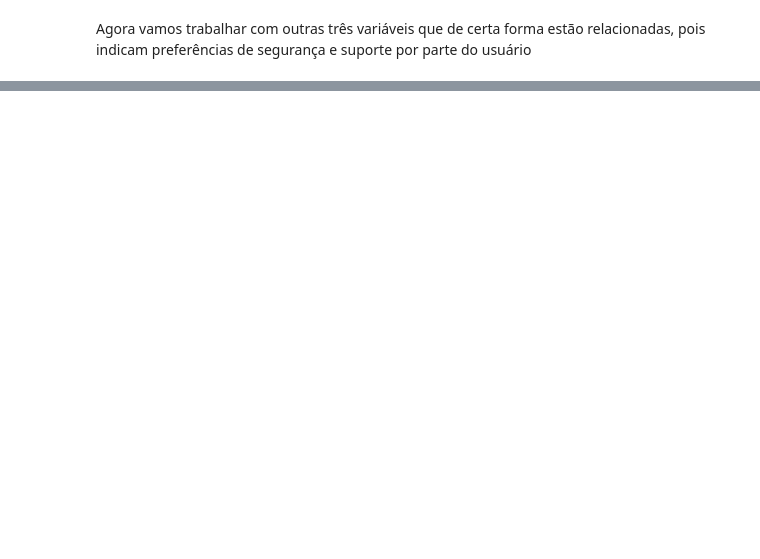
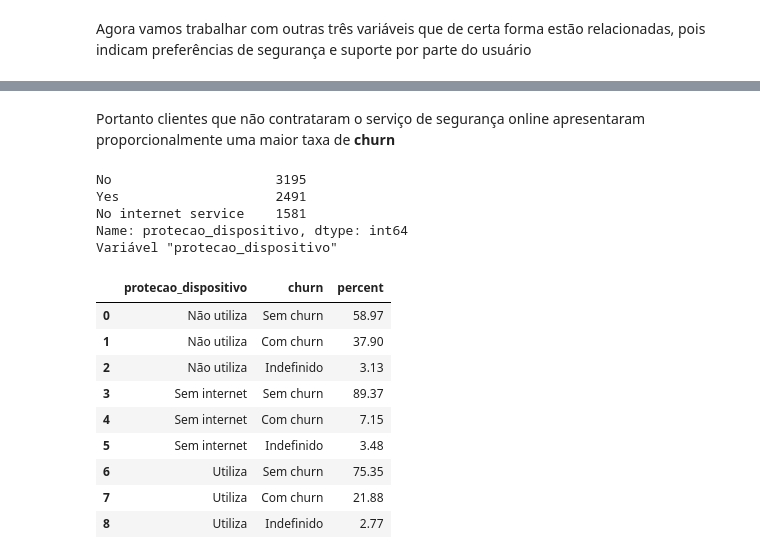
Before and after one commit to jackson-simionato/challenge_alura_DS01, a Jupyter notebook: week_2_challenge_alura_DS_2022_05.ipynb, the cells around one changed output, grey strips where cells are left out. Drawn from its saved outputs; the diff is of its cells as text; code cells hidden in the pictures; blank space fills up the shorter version.

```diff
--- a/week_2_challenge_alura_DS_2022_05.ipynb
+++ b/week_2_challenge_alura_DS_2022_05.ipynb
@@ -398,0 +431,35 @@ Agora vamos trabalhar com outras três variáveis que de certa forma estão rela
+# %% [markdown]
+Portanto clientes que não contrataram o serviço de segurança online apresentaram proporcionalmente uma maior taxa de **churn**
+# %%
+# Distrubição de churn com relação aos serviços de proteção de dispositivo contratados pelos usuários
+print(dados.protecao_dispositivo.value_counts())
+
+cross_churn_protecao_dispositivo = pd.crosstab(dados.churn, dados.protecao_dispositivo, normalize='columns').unstack().reset_index().rename(columns={0:'percent'})
+cross_churn_protecao_dispositivo.percent = round(cross_churn_protecao_dispositivo.percent * 100, 2)
+
+cross_churn_protecao_dispositivo.protecao_dispositivo.replace({'No':'Não utiliza', 'No internet service':'Sem internet','Yes':'Utiliza'}, inplace=True)
+cross_churn_protecao_dispositivo.churn.replace({'No':'Sem churn', 'Yes':'Com churn','undefined':'Indefinido'}, inplace=True)
+
+print('Variável "protecao_dispositivo"')
+display(cross_churn_protecao_dispositivo)
+
+bar = px.bar(x=cross_churn_protecao_dispositivo.protecao_dispositivo,y=cross_churn_protecao_dispositivo.percent, labels={'x':'Serviço de proteção de dispositivo', 'y':'Porcentagem'}, text_auto=True, color=cross_churn_protecao_dispositivo.churn, barmode='stack',
+color_discrete_sequence=['green','red','grey'], title='Distribuição de churn com relação à variável "protecao_dispositivo"')
+
+bar.show()
+# %% [output]
+No                     3195
+Yes                    2491
+No internet service    1581
+Name: protecao_dispositivo, dtype: int64
+Variável "protecao_dispositivo"
+|  | protecao_dispositivo | churn | percent |
+| 0 | Não utiliza | Sem churn | 58.97 |
+| 1 | Não utiliza | Com churn | 37.90 |
+| 2 | Não utiliza | Indefinido | 3.13 |
+| 3 | Sem internet | Sem churn | 89.37 |
+| 4 | Sem internet | Com churn | 7.15 |
+| 5 | Sem internet | Indefinido | 3.48 |
+| 6 | Utiliza | Sem churn | 75.35 |
+| 7 | Utiliza | Com churn | 21.88 |
+| 8 | Utiliza | Indefinido | 2.77 |
```
Also changed, not shown: parts of 18 cells of this notebook.
